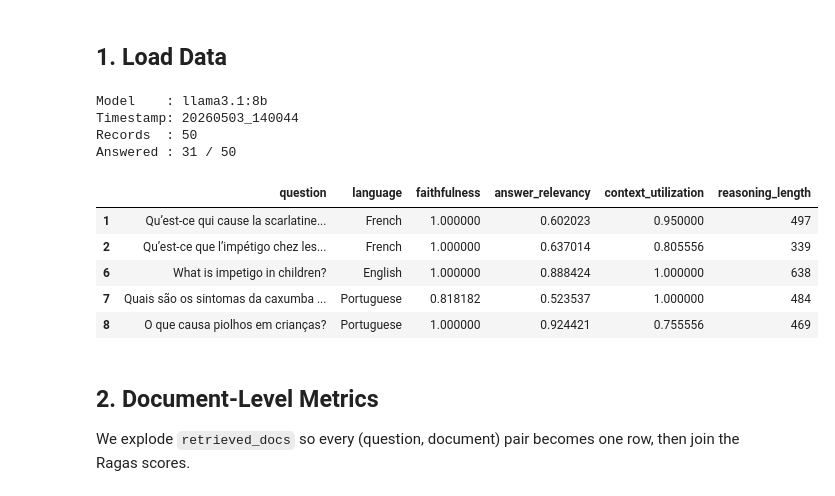
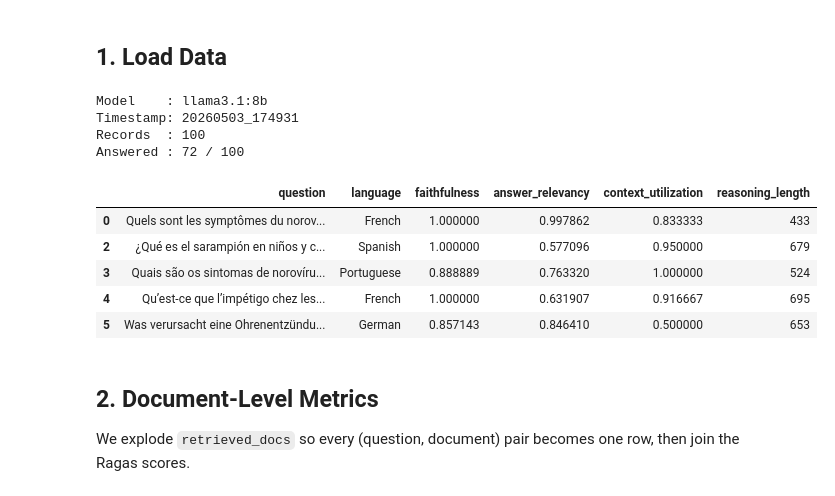
Before and after one commit to sprieton/BabyChatty, a Jupyter notebook: notebooks/RAG_analysis.ipynb, the cells around one changed output. Cells and saved outputs as stored; diff of their text form; code cells hidden in the pictures.

```diff
--- a/notebooks/RAG_analysis.ipynb
+++ b/notebooks/RAG_analysis.ipynb
@@ -30,48 +30,41 @@ Libraries loaded ✅
 # %% [markdown]
 ## 1. Load Data
 # %%
+RESULTS_PATH = Path('../reports/detailed_eval_results.json')
+DOC_PERF_PATH = Path('../reports/doc_performance.json')
 
-# ── Carga de Datos ─────────────────────────────────────────────────────────
-models = ['bge-large-en-v1.5', 'bge-small-en-v1.5', 'bge-base-en-v1.5']
-base_dir = Path('../reports/BAAI')
+assert RESULTS_PATH.exists(), f'File not found: {RESULTS_PATH}. Run main.py first.'
 
-all_records = []
+with open(RESULTS_PATH, 'r', encoding='utf-8') as f:
+    payload = json.load(f)
 
-for model in models:
-    results_path = base_dir / model / 'detailed_eval_results.json'
-    if not results_path.exists():
-        print(f'⚠️ Archivo no encontrado: {results_path}')
-        continue
+meta    = payload.get('metadata', {})
+records = payload.get('results', [])
 
-    with open(results_path, 'r', encoding='utf-8') as f:
-        payload = json.load(f)
+print(f"Model    : {meta.get('model', 'unknown')}")
+print(f"Timestamp: {meta.get('timestamp', 'unknown')}")
+print(f"Records  : {len(records)}")
 
-    records = payload.get('results', [])
-    df_temp = pd.DataFrame(records)
-    df_temp['embedding_model'] = model
-    all_records.append(df_temp)
-
-df_all = pd.concat(all_records, ignore_index=True)
+df_all = pd.DataFrame(records)
 df_all['reasoning_length'] = df_all['reasoning'].fillna('').apply(len)
 
-# Subconjunto solo con respuestas válidas
+# Answered-only subset (non-negative, has Ragas scores)
 df = df_all[df_all['is_negative'] == False].copy()
 df = df.dropna(subset=['faithfulness', 'answer_relevancy', 'context_utilization'])
 
-print(f"Total de registros evaluados combinados: {len(df_all)}")
-print(f"Total de registros respondidos válidos: {len(df)}")
-df[['embedding_model', 'question', 'language', 'faithfulness', 'answer_relevancy', 'context_utilization']].head()
+print(f"Answered : {len(df)} / {len(df_all)}")
+df[['question', 'language', 'faithfulness', 'answer_relevancy', 'context_utilization', 'reasoning_length']].head()
 # %% [output]
 Model    : llama3.1:8b
-Timestamp: 20260503_140044
-Records  : 50
-Answered : 31 / 50
+Timestamp: 20260503_174931
+Records  : 100
+Answered : 72 / 100
 |  | question | language | faithfulness | answer_relevancy | context_utilization | reasoning_length |
-| 1 | Qu’est-ce qui cause la scarlatine... | French | 1.000000 | 0.602023 | 0.950000 | 497 |
-| 2 | Qu’est-ce que l’impétigo chez les... | French | 1.000000 | 0.637014 | 0.805556 | 339 |
-| 6 | What is impetigo in children? | English | 1.000000 | 0.888424 | 1.000000 | 638 |
-| 7 | Quais são os sintomas da caxumba ... | Portuguese | 0.818182 | 0.523537 | 1.000000 | 484 |
-| 8 | O que causa piolhos em crianças? | Portuguese | 1.000000 | 0.924421 | 0.755556 | 469 |
+| 0 | Quels sont les symptômes du norov... | French | 1.000000 | 0.997862 | 0.833333 | 433 |
+| 2 | ¿Qué es el sarampión en niños y c... | Spanish | 1.000000 | 0.577096 | 0.950000 | 679 |
+| 3 | Quais são os sintomas de norovíru... | Portuguese | 0.888889 | 0.763320 | 1.000000 | 524 |
+| 4 | Qu’est-ce que l’impétigo chez les... | French | 1.000000 | 0.631907 | 0.916667 | 695 |
+| 5 | Was verursacht eine Ohrenentzündu... | German | 0.857143 | 0.846410 | 0.500000 | 653 |
 # %% [markdown]
 ## 2. Document-Level Metrics
 
```
Also changed, not shown: parts of 14 cells of this notebook, 14 other files.
